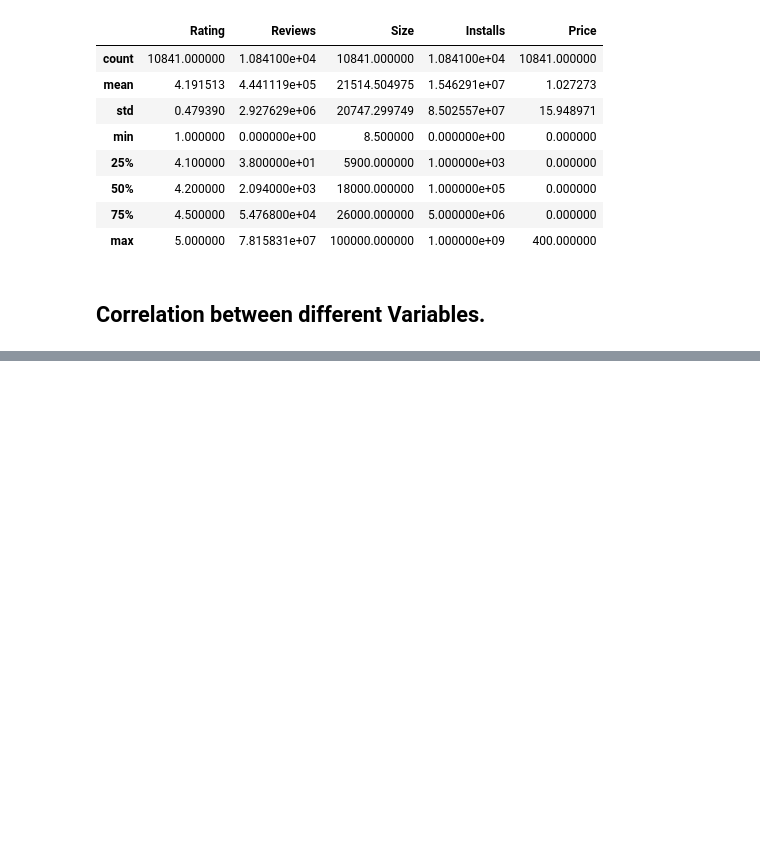
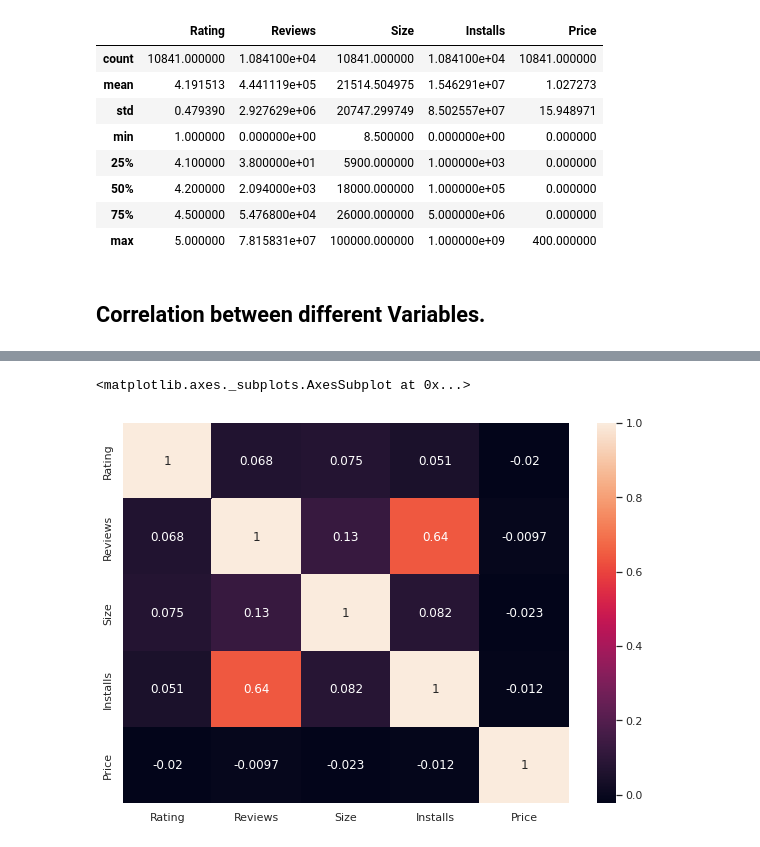
Before and after one commit to kuldeep-sngh/Play-Store-App-Review-Analysis, a Jupyter notebook: Play_Store_App_Review_Analysis_colab_notebook.ipynb, the cells around one changed output, grey strips where cells are left out. Drawn from its saved outputs; the diff is of its cells as text; code cells hidden in the pictures; blank space fills up the shorter version.

```diff
--- a/Play_Store_App_Review_Analysis_colab_notebook.ipynb
+++ b/Play_Store_App_Review_Analysis_colab_notebook.ipynb
@@ -608,0 +619,7 @@ playstore_df.describe()
+# %%
+# visualizing correlation with heatmap
+sns.set(rc={'figure.figsize':(10,7)})
+sns.heatmap(playstore_df.corr(), annot=True,)
+# %% [output]
+<matplotlib.axes._subplots.AxesSubplot at 0x...>
+[figure, added]
```
Also changed, not shown: parts of 27 cells of this notebook.
